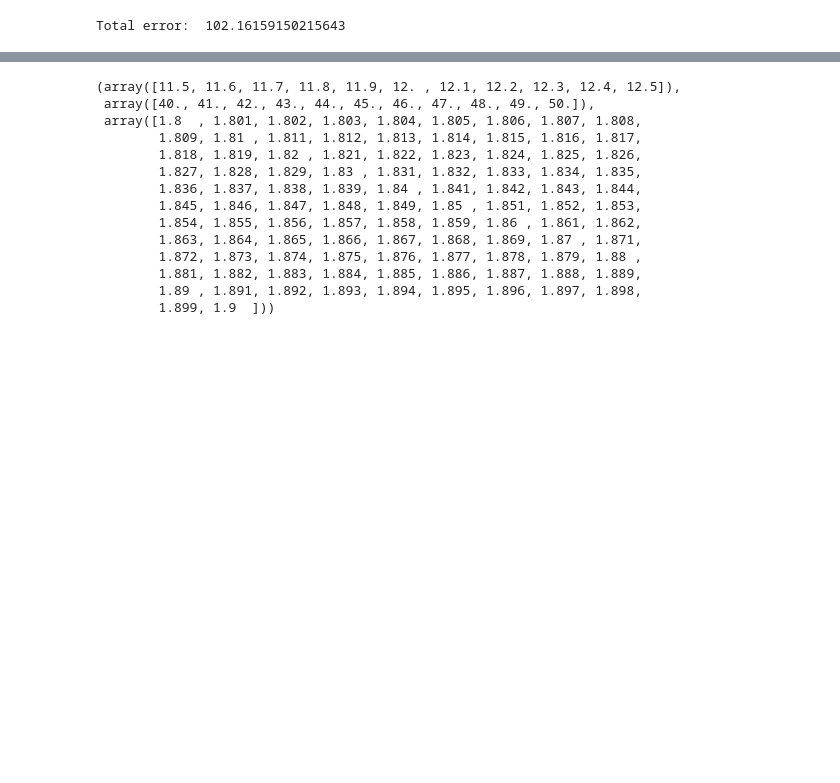
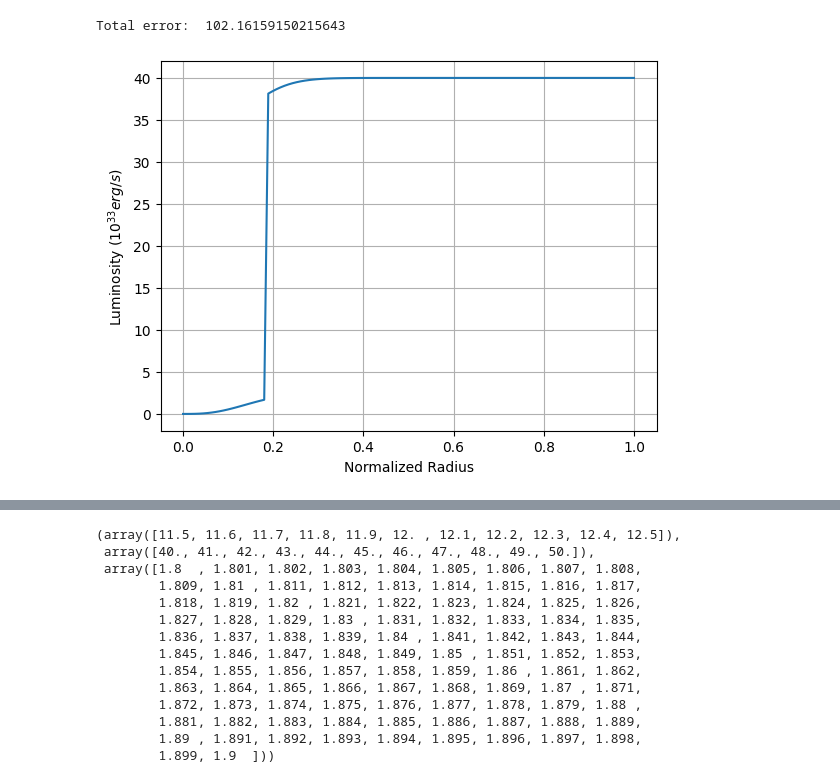
Before and after one commit to jcarreir/Stellar-interior-model, a Jupyter notebook: model.ipynb, the cells around one changed output, grey strips where cells are left out. Cells and saved outputs as stored; diff of their text form; code cells hidden in the pictures; blank space fills up the shorter version.

```diff
--- a/model.ipynb
+++ b/model.ipynb
@@ -81,3 +48,7 @@ star.complete_model()
 print("Total error: ", star.error)
 # %% [output]
 Total error:  102.16159150215643
+# %%
+star.plot_normalized_variables("Luminosity")
+# %% [output]
+[figure, added]
```
Also changed, not shown: parts of 24 cells of this notebook, 2 other files.
